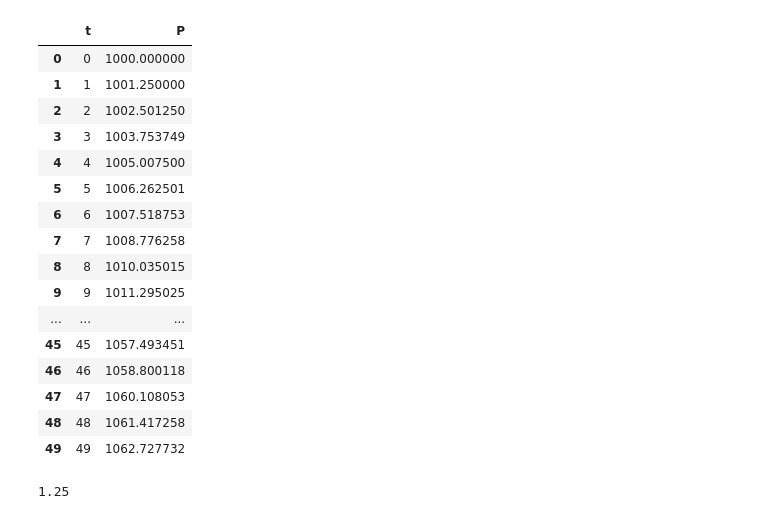
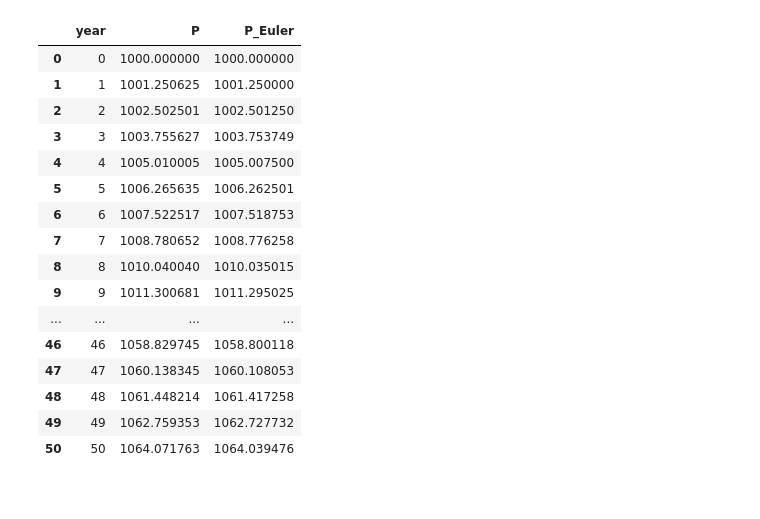
Before and after one commit to dandavison/calc-II, a Jupyter notebook: differential-equations.ipynb, the cells around one changed output. Cells and saved outputs as stored; diff of their text form; code cells hidden in the pictures.

Commit message:
Update logistic differential equation question

```diff
--- a/differential-equations.ipynb
+++ b/differential-equations.ipynb
@@ -133,49 +131,55 @@ for C in np.linspace(-5, 5, 10):
 # %%
 def euler(x, y, dydx, h, n):
     points = []
-    for i in range(n):
+    for i in range(n + 1):
         points.append((x, y))
         y += h * dydx(x, y)
         x += h
     return points
 # %%
 # 9.4.2.b
+k = 0.0015
+M = 6000
 
-def dPdt(t, P, k=0.0015, M=6000):
+def dPdt(t, P):
+    "Logistic differential equation"
     return k*P*(1 - P/M)
+
 
 plot_direction_field(dPdt, (0, 5000), (0, 8000))
 
-x, y = zip(*euler(0, 1000, dPdt, 1, 5000))
-_ = plt.plot(x, y, "r")
+tt, pp_euler = map(np.array, zip(*euler(0, 1000, dPdt, 1, 5000)))
+_ = plt.plot(tt, pp_euler, "r-")
+_ = plt.plot(tt, P(tt), "b--")
 # %% [output]
 [drawing not drawn]
-# %%
-# 9.4.2.c
-
-points = euler(0, 1000, dPdt, 1, 50)
-pd.DataFrame.from_records(points, columns=["t", "P"])
-# %% [output]
-|  | t | P |
-| 0 | 0 | 1000.000000 |
-| 1 | 1 | 1001.250000 |
-| 2 | 2 | 1002.501250 |
-| 3 | 3 | 1003.753749 |
-| 4 | 4 | 1005.007500 |
-| 5 | 5 | 1006.262501 |
-| 6 | 6 | 1007.518753 |
-| 7 | 7 | 1008.776258 |
-| 8 | 8 | 1010.035015 |
-| 9 | 9 | 1011.295025 |
-| ... | ... | ... |
-| 45 | 45 | 1057.493451 |
-| 46 | 46 | 1058.800118 |
-| 47 | 47 | 1060.108053 |
-| 48 | 48 | 1061.417258 |
-| 49 | 49 | 1062.727732 |
-# %%
-k=0.0015; M=6000
-# %%
-k*1000*(1 - 1/6)
-# %% [output]
-1.25
+# %%
+A = 5  # Initial condition P(0) = 1000
+
+def P(t):
+    "Solution to logistic differential equation"
+    return M / (1 + A * np.exp(-k * t))
+
+tt, pp_euler = map(np.array, zip(*euler(0, 1000, dPdt, 1, 50)))
+pp = P(tt)
+_ = plt.plot(tt, pp_euler, "r")
+_ = plt.plot(tt, P(tt), "b")
+pd.DataFrame(dict(year=tt, P=pp, P_Euler=pp_euler), columns=["year", "P", "P_Euler"])
+# %% [output]
+|  | year | P | P_Euler |
+| 0 | 0 | 1000.000000 | 1000.000000 |
+| 1 | 1 | 1001.250625 | 1001.250000 |
+| 2 | 2 | 1002.502501 | 1002.501250 |
+| 3 | 3 | 1003.755627 | 1003.753749 |
+| 4 | 4 | 1005.010005 | 1005.007500 |
+| 5 | 5 | 1006.265635 | 1006.262501 |
+| 6 | 6 | 1007.522517 | 1007.518753 |
+| 7 | 7 | 1008.780652 | 1008.776258 |
+| 8 | 8 | 1010.040040 | 1010.035015 |
+| 9 | 9 | 1011.300681 | 1011.295025 |
+| ... | ... | ... | ... |
+| 46 | 46 | 1058.829745 | 1058.800118 |
+| 47 | 47 | 1060.138345 | 1060.108053 |
+| 48 | 48 | 1061.448214 | 1061.417258 |
+| 49 | 49 | 1062.759353 | 1062.727732 |
+| 50 | 50 | 1064.071763 | 1064.039476 |
```
Also changed, not shown: parts of 5 cells of this notebook.
